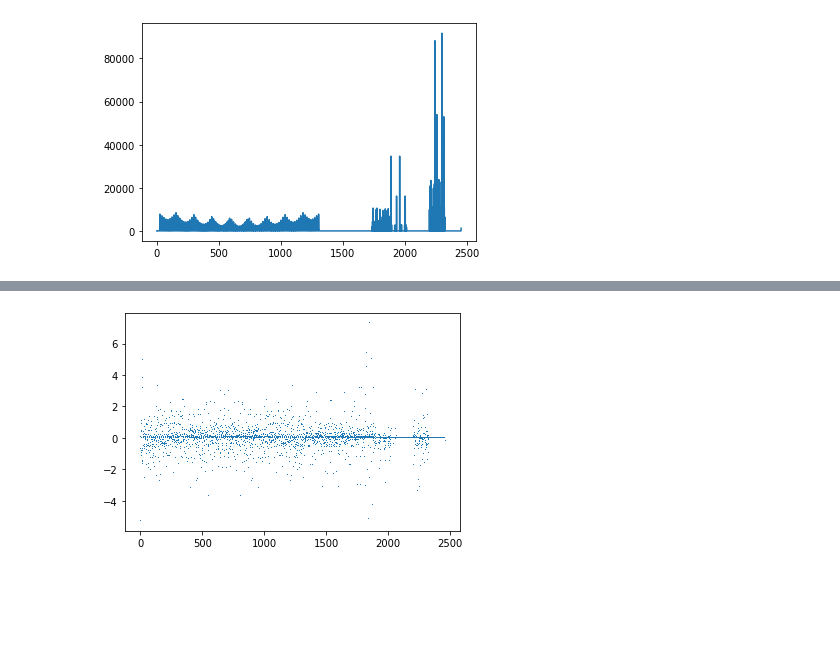
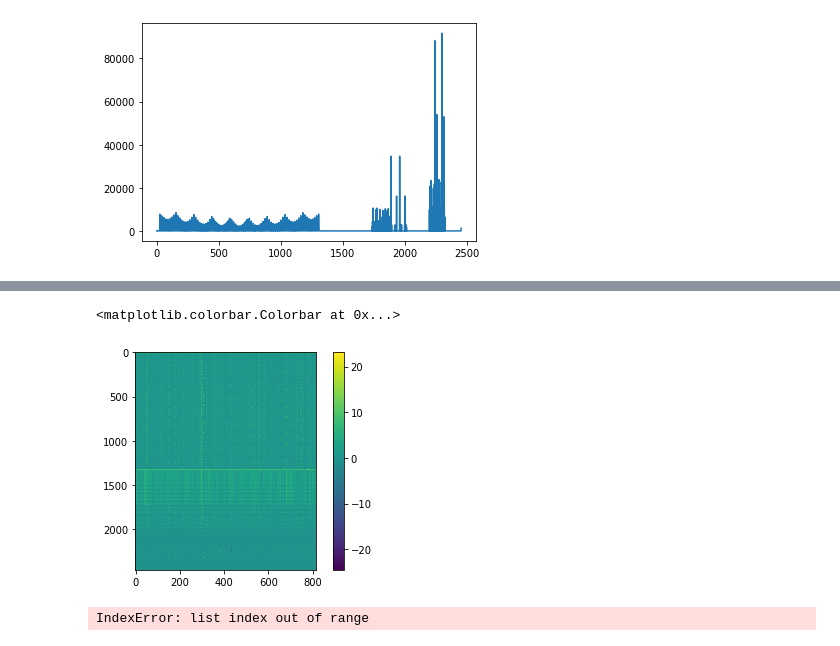
Before and after one commit to plenoptic-org/plenoptic, a Jupyter notebook: examples/text_stat_metamer.ipynb, the cells around one changed output, grey strips where cells are left out. Cells and saved outputs as stored; diff of their text form; code cells hidden in the pictures; blank space fills up the shorter version.

```diff
--- a/examples/text_stat_metamer.ipynb
+++ b/examples/text_stat_metamer.ipynb
@@ -66,7 +56,10 @@ torch.Size([355, 2456])
-# %%
-plt.plot(np.diag(evecs[:, :k]) @ numpy(S), ',');
-# %% [output]
-[figure, removed]
+# %%
+# much less crazy indeed
+plt.imshow(normalizationFactor.numpy() @ X, aspect=.4)
+plt.colorbar()
+# %% [output]
+<matplotlib.colorbar.Colorbar at 0x...>
+[figure, added]
 # %%
 model = po.simul.Texture_Statistics([256,256], normalizationFactor = normalizationFactor)
 # %%
@@ -78,4 +73,5 @@ M = po.synth.Metamer(im0, model)
 # %%
-# test SGD
-matched_image, matched_representation = M.synthesize(max_iter=300, learning_rate=1, seed=1,
-                                                     fraction_removed=.05, clamper = c)
+matched_image, matched_representation = M.synthesize(max_iter=300, learning_rate=1, seed=1, optimizer='SGD',
+                                                     fraction_removed=.1, clamper = c)
+# %% [output]
+IndexError: list index out of range
```
Also changed, not shown: parts of 19 cells of this notebook, 2 other files.
